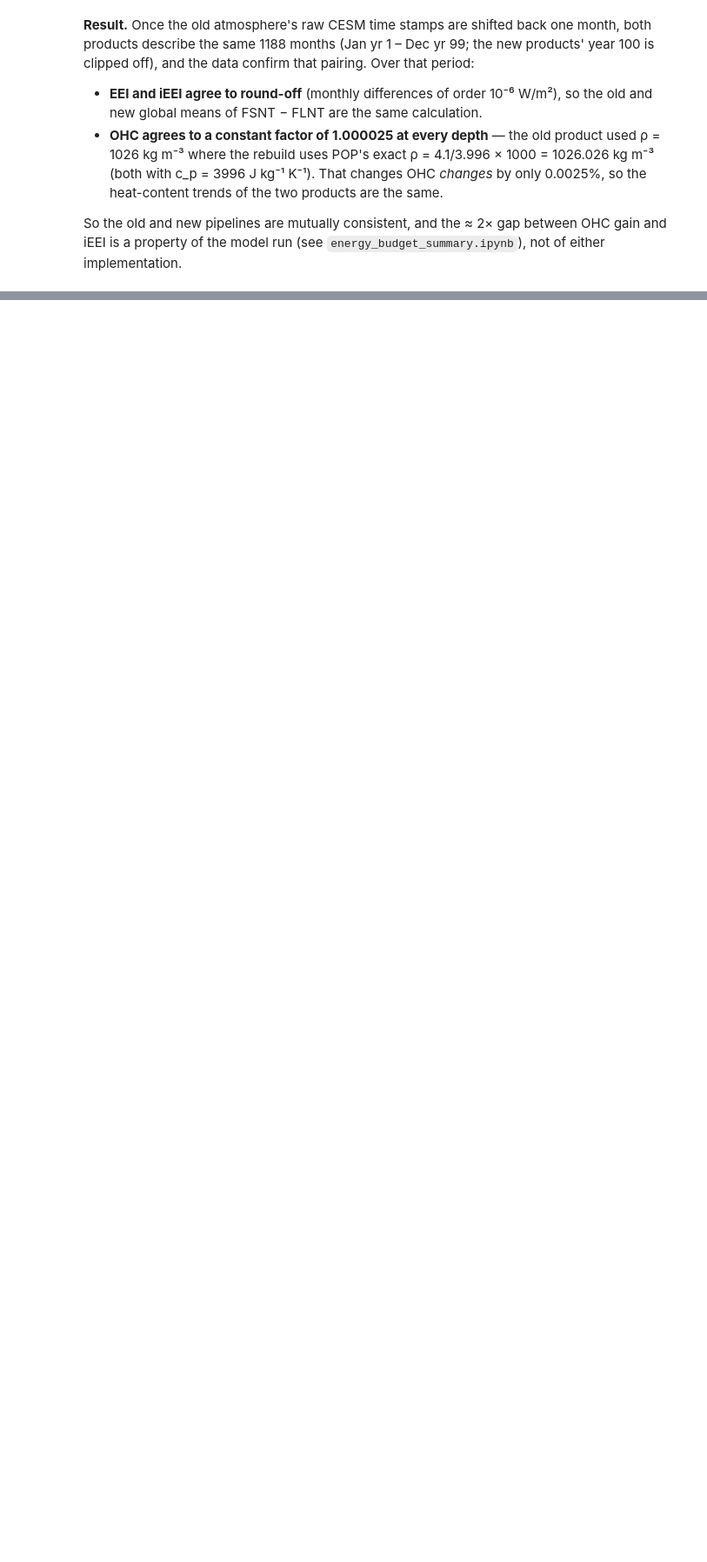
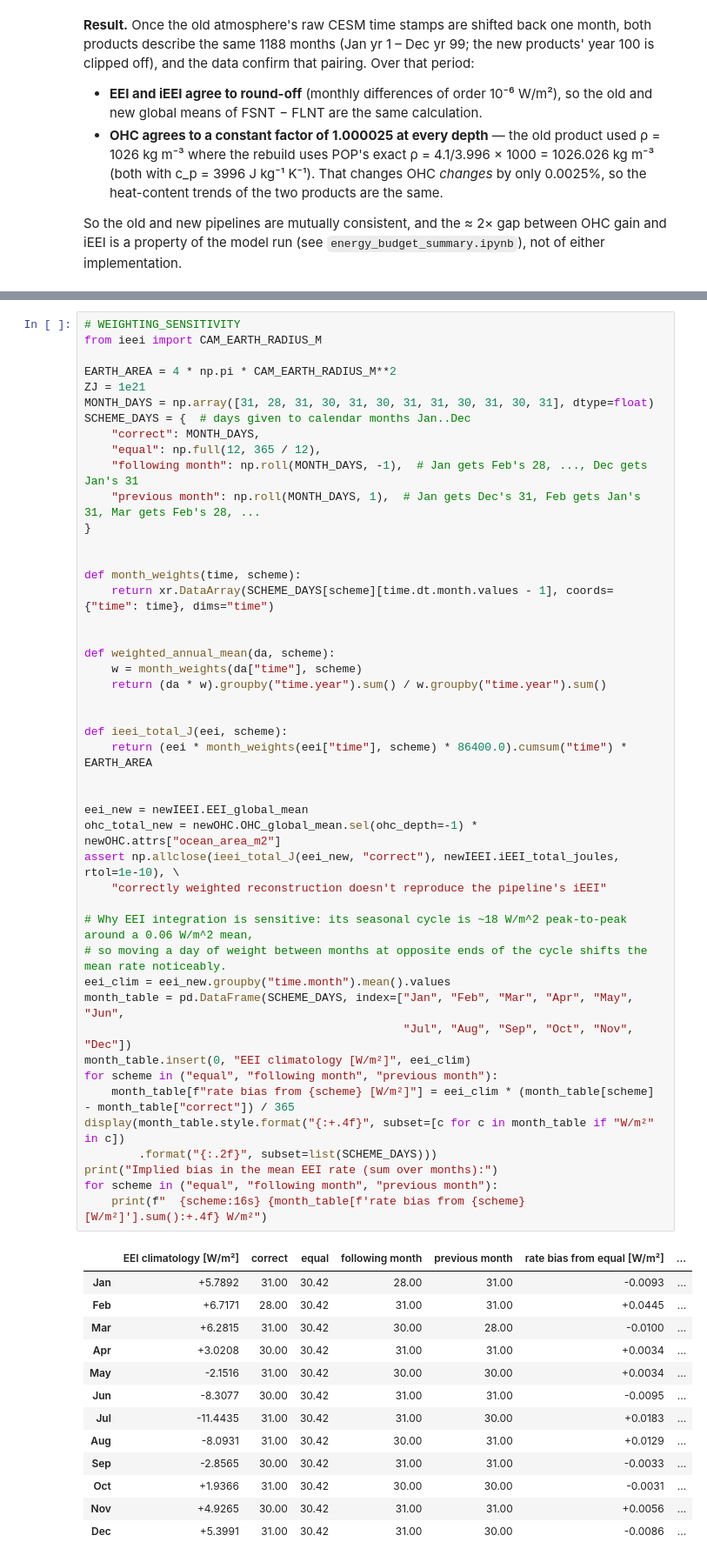
Before and after one commit to jshaw35/PRISM, a Jupyter notebook: ohc_ieei_rebuild/new_vs_old_piControl.ipynb, the cells around one changed output, grey strips where cells are left out. Shown at 87% size. Cells and saved outputs as stored; diff of their text form; blank space fills up the shorter version.

```diff
--- a/ohc_ieei_rebuild/new_vs_old_piControl.ipynb
+++ b/ohc_ieei_rebuild/new_vs_old_piControl.ipynb
@@ -273,0 +294,60 @@ the model run (see `energy_budget_summary.ipynb`), not of either implementation.
+# %%
+# WEIGHTING_SENSITIVITY
+from ieei import CAM_EARTH_RADIUS_M
+
+EARTH_AREA = 4 * np.pi * CAM_EARTH_RADIUS_M**2
+ZJ = 1e21
+MONTH_DAYS = np.array([31, 28, 31, 30, 31, 30, 31, 31, 30, 31, 30, 31], dtype=float)
+SCHEME_DAYS = {  # days given to calendar months Jan..Dec
+    "correct": MONTH_DAYS,
+    "equal": np.full(12, 365 / 12),
+    "following month": np.roll(MONTH_DAYS, -1),  # Jan gets Feb's 28, ..., Dec gets Jan's 31
+    "previous month": np.roll(MONTH_DAYS, 1),  # Jan gets Dec's 31, Feb gets Jan's 31, Mar gets Feb's 28, ...
+}
+
+
+def month_weights(time, scheme):
+    return xr.DataArray(SCHEME_DAYS[scheme][time.dt.month.values - 1], coords={"time": time}, dims="time")
+
+
+def weighted_annual_mean(da, scheme):
+    w = month_weights(da["time"], scheme)
+    return (da * w).groupby("time.year").sum() / w.groupby("time.year").sum()
+
+
+def ieei_total_J(eei, scheme):
+    return (eei * month_weights(eei["time"], scheme) * 86400.0).cumsum("time") * EARTH_AREA
+
+
+eei_new = newIEEI.EEI_global_mean
+ohc_total_new = newOHC.OHC_global_mean.sel(ohc_depth=-1) * newOHC.attrs["ocean_area_m2"]
+assert np.allclose(ieei_total_J(eei_new, "correct"), newIEEI.iEEI_total_joules, rtol=1e-10), \
+    "correctly weighted reconstruction doesn't reproduce the pipeline's iEEI"
+
+# Why EEI integration is sensitive: its seasonal cycle is ~18 W/m^2 peak-to-peak around a 0.06 W/m^2 mean,
+# so moving a day of weight between months at opposite ends of the cycle shifts the mean rate noticeably.
+eei_clim = eei_new.groupby("time.month").mean().values
+month_table = pd.DataFrame(SCHEME_DAYS, index=["Jan", "Feb", "Mar", "Apr", "May", "Jun",
+                                               "Jul", "Aug", "Sep", "Oct", "Nov", "Dec"])
+month_table.insert(0, "EEI climatology [W/m²]", eei_clim)
+for scheme in ("equal", "following month", "previous month"):
+    month_table[f"rate bias from {scheme} [W/m²]"] = eei_clim * (month_table[scheme] - month_table["correct"]) / 365
+display(month_table.style.format("{:+.4f}", subset=[c for c in month_table if "W/m²" in c])
+        .format("{:.2f}", subset=list(SCHEME_DAYS)))
+print("Implied bias in the mean EEI rate (sum over months):")
+for scheme in ("equal", "following month", "previous month"):
+    print(f"  {scheme:16s} {month_table[f'rate bias from {scheme} [W/m²]'].sum():+.4f} W/m²")
+# %% [output]
+|  | EEI climatology [W/m²] | correct | equal | following month | previous month | rate bias from equal [W/m²] | ... |
+| Jan | +5.7892 | 31.00 | 30.42 | 28.00 | 31.00 | -0.0093 | ... |
+| Feb | +6.7171 | 28.00 | 30.42 | 31.00 | 31.00 | +0.0445 | ... |
+| Mar | +6.2815 | 31.00 | 30.42 | 30.00 | 28.00 | -0.0100 | ... |
+| Apr | +3.0208 | 30.00 | 30.42 | 31.00 | 31.00 | +0.0034 | ... |
+| May | -2.1516 | 31.00 | 30.42 | 30.00 | 30.00 | +0.0034 | ... |
+| Jun | -8.3077 | 30.00 | 30.42 | 31.00 | 31.00 | -0.0095 | ... |
+| Jul | -11.4435 | 31.00 | 30.42 | 31.00 | 30.00 | +0.0183 | ... |
+| Aug | -8.0931 | 31.00 | 30.42 | 30.00 | 31.00 | +0.0129 | ... |
+| Sep | -2.8565 | 30.00 | 30.42 | 31.00 | 31.00 | -0.0033 | ... |
+| Oct | +1.9366 | 31.00 | 30.42 | 30.00 | 30.00 | -0.0031 | ... |
+| Nov | +4.9265 | 30.00 | 30.42 | 31.00 | 31.00 | +0.0056 | ... |
+| Dec | +5.3991 | 31.00 | 30.42 | 31.00 | 30.00 | -0.0086 | ... |
```
Also changed, not shown: parts of 5 cells of this notebook, 2 other files.
